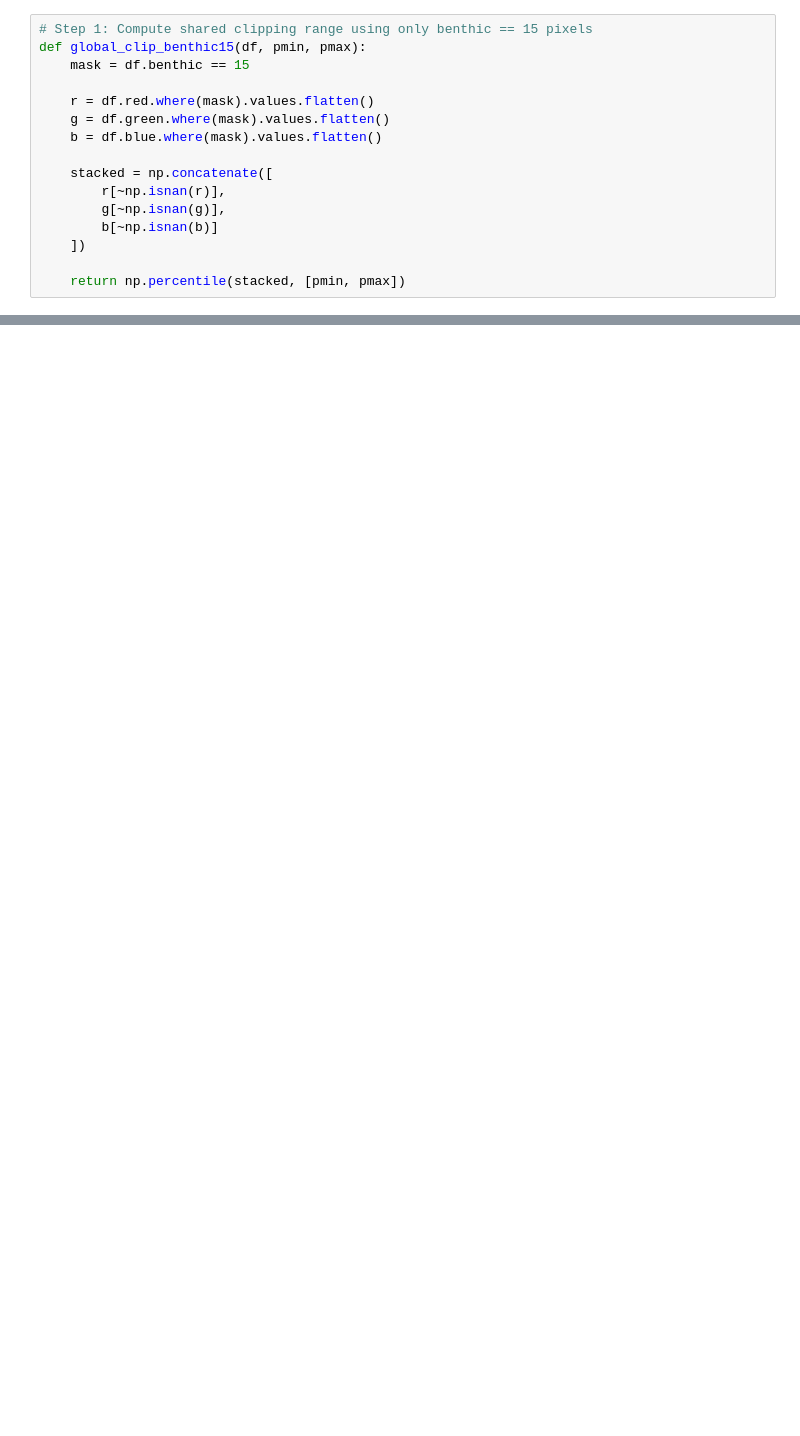
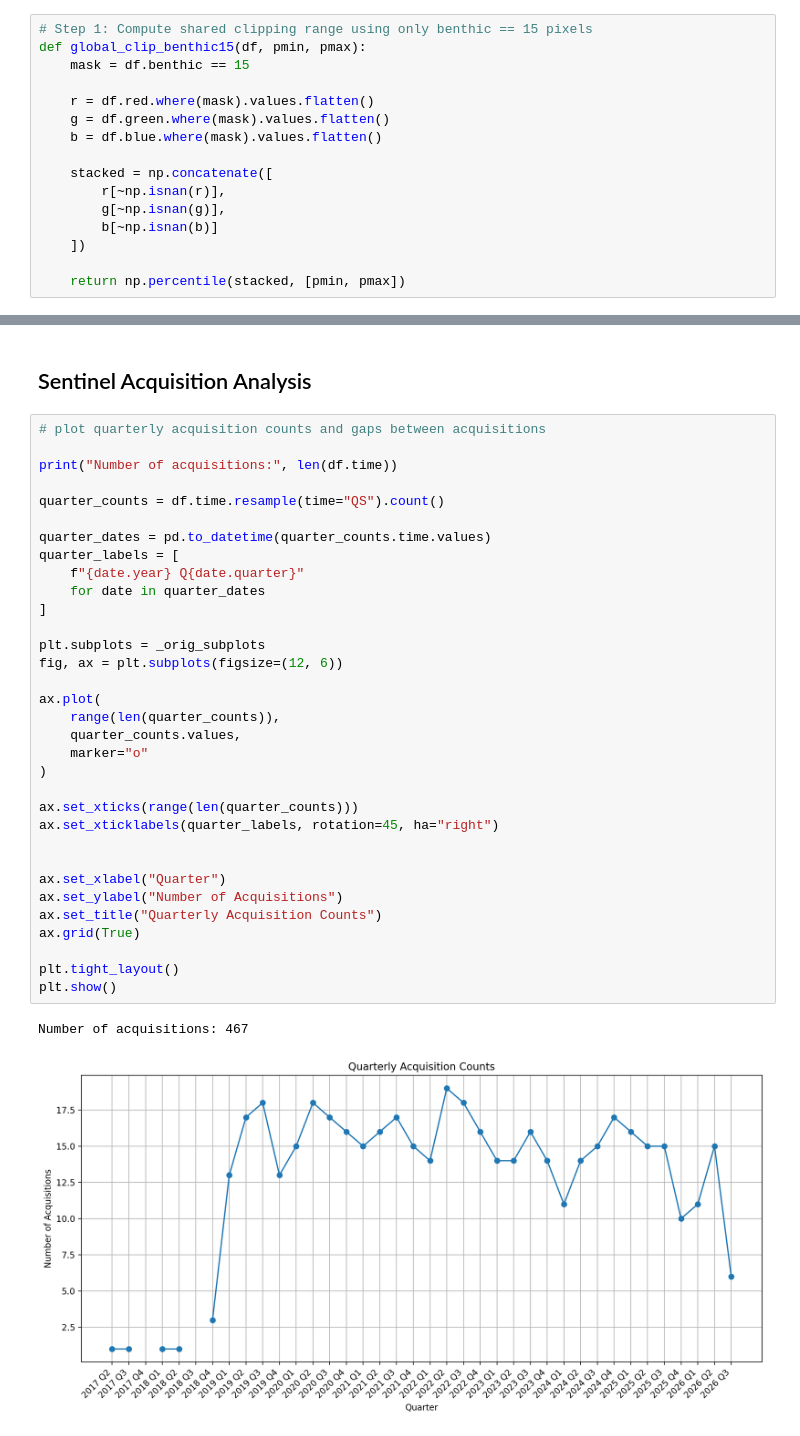
Before and after one commit to Leon1799/Research-Practice, a Jupyter notebook: Scripts/Analysis/Plotting_ Canaries.ipynb, the cells around one changed output, grey strips where cells are left out. Drawn from its saved outputs; the diff is of its cells as text; blank space fills up the shorter version.

```diff
--- a/Scripts/Analysis/Plotting_ Canaries.ipynb
+++ b/Scripts/Analysis/Plotting_ Canaries.ipynb
@@ -480,0 +434,38 @@ NameError: name 'data_for_boxplot' is not defined
+# %% [markdown]
+## Sentinel Acquisition Analysis
+# %%
+# plot quarterly acquisition counts and gaps between acquisitions
+
+print("Number of acquisitions:", len(df.time))
+
+quarter_counts = df.time.resample(time="QS").count()
+
+quarter_dates = pd.to_datetime(quarter_counts.time.values)
+quarter_labels = [
+    f"{date.year} Q{date.quarter}"
+    for date in quarter_dates
+]
+
+plt.subplots = _orig_subplots
+fig, ax = plt.subplots(figsize=(12, 6))
+
+ax.plot(
+    range(len(quarter_counts)),
+    quarter_counts.values,
+    marker="o"
+)
+
+ax.set_xticks(range(len(quarter_counts)))
+ax.set_xticklabels(quarter_labels, rotation=45, ha="right")
+
+
+ax.set_xlabel("Quarter")
+ax.set_ylabel("Number of Acquisitions")
+ax.set_title("Quarterly Acquisition Counts")
+ax.grid(True)
+
+plt.tight_layout()
+plt.show()
+# %% [output]
+Number of acquisitions: 467
+[figure, added]
```
Also changed, not shown: parts of 52 cells of this notebook, 13 other files.
